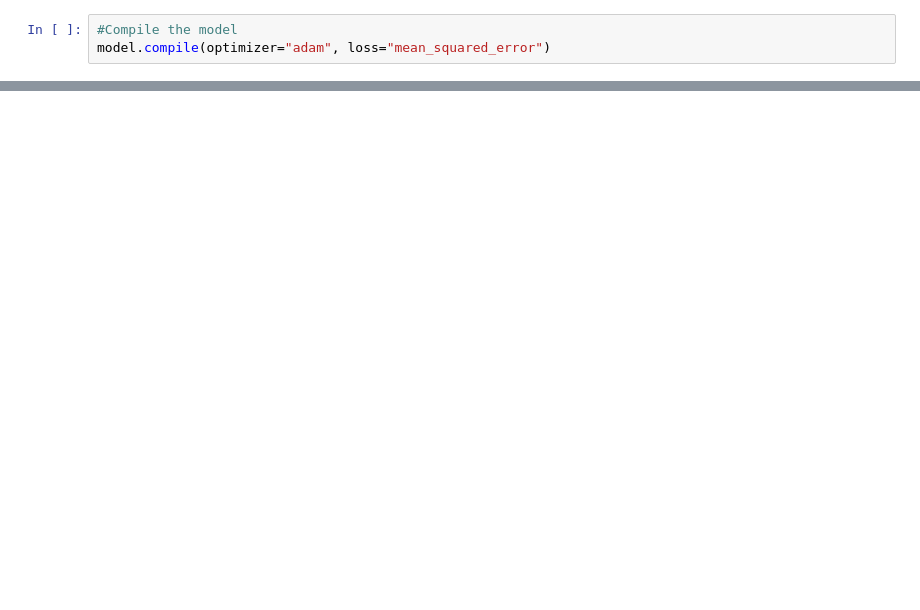
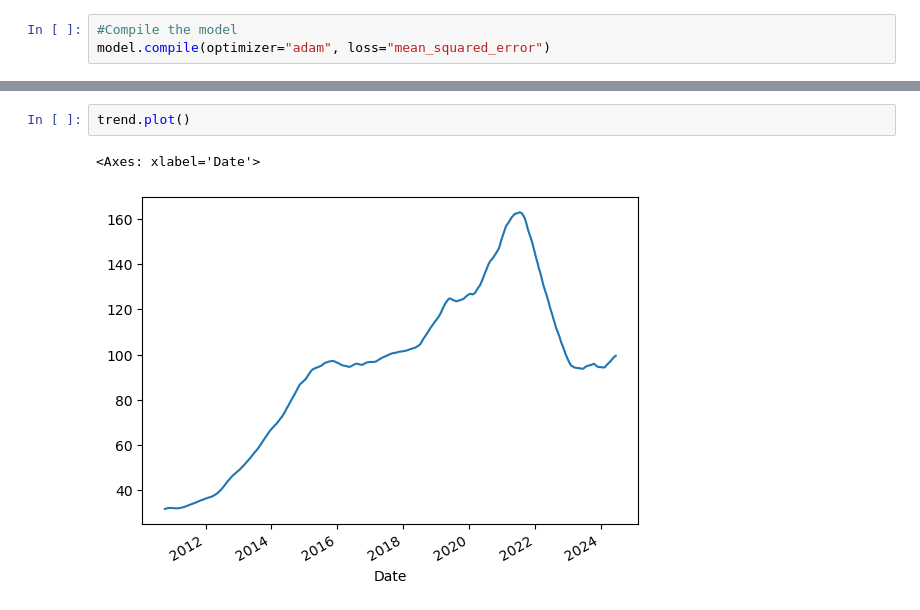
Before and after one commit to Dylan-Lai/Time_Series_Webscraping, a Jupyter notebook: Lai_Time_Series_Model.ipynb, the cells around one changed output, grey strips where cells are left out. Cells and saved outputs as stored; diff of their text form; blank space fills up the shorter version.

```diff
--- a/Lai_Time_Series_Model.ipynb
+++ b/Lai_Time_Series_Model.ipynb
@@ -239,0 +280,5 @@ Text(0.5, 1.0, 'Change from detrended to detrended and deseasonalized')
+# %%
+trend.plot()
+# %% [output]
+<Axes: xlabel='Date'>
+[figure, added]
```
Also changed, not shown: parts of 23 cells of this notebook, 3 other files.
